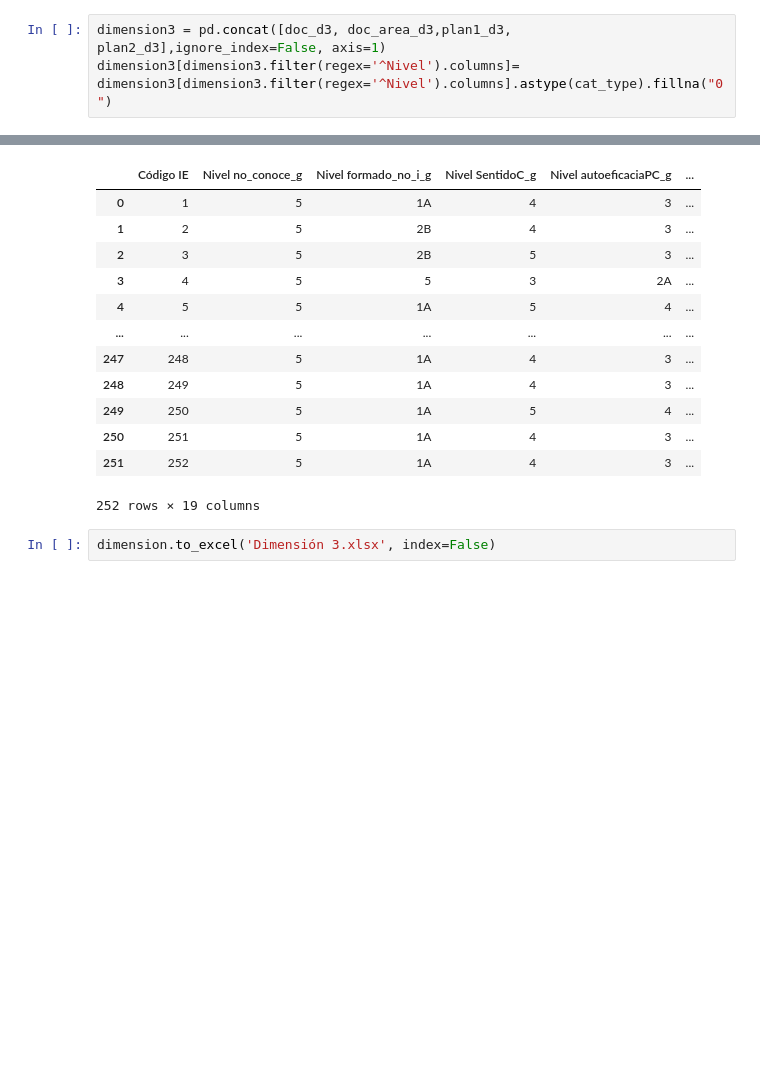
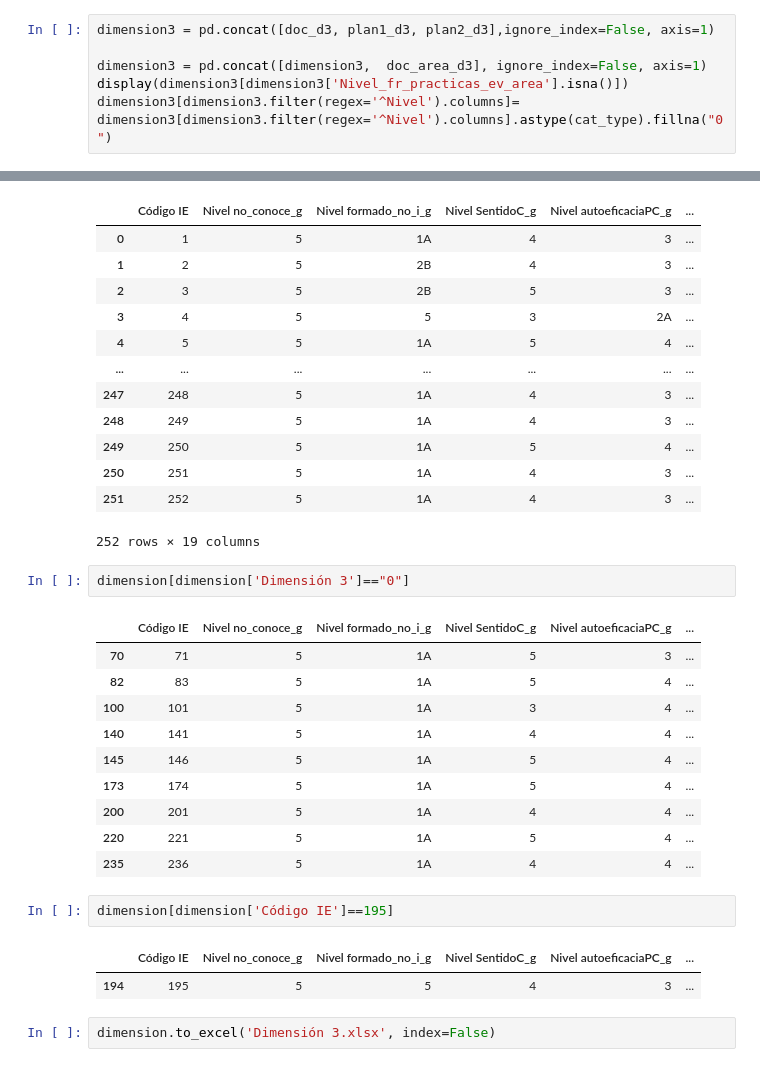
Before and after one commit to Grupo-Informatica-Educativa/CFK2022, a Jupyter notebook: utils/cleaners/Marco_consolidacion/consolidacion_D3.ipynb, the cells around one changed output, grey strips where cells are left out. Saved outputs shown, nothing was run; the diff lists cells and outputs as text; blank space fills up the shorter version.

```diff
--- a/utils/cleaners/Marco_consolidacion/consolidacion_D3.ipynb
+++ b/utils/cleaners/Marco_consolidacion/consolidacion_D3.ipynb
@@ -686,5 +696,8 @@ doc_d3[['Fraccion_formado_noimplementa', 'Formado']]
 | 252 | 75.000000 | 4 |
 252 rows × 2 columns
 # %%
-dimension3 = pd.concat([doc_d3, doc_area_d3,plan1_d3, plan2_d3],ignore_index=False, axis=1)
+dimension3 = pd.concat([doc_d3, plan1_d3, plan2_d3],ignore_index=False, axis=1)
+
+dimension3 = pd.concat([dimension3,  doc_area_d3], ignore_index=False, axis=1)
+display(dimension3[dimension3['Nivel_fr_practicas_ev_area'].isna()])
 dimension3[dimension3.filter(regex='^Nivel').columns]= dimension3[dimension3.filter(regex='^Nivel').columns].astype(cat_type).fillna("0")
@@ -741,5 +772,23 @@ dimension
 | 250 | 251 | 5 | 1A | 4 | 3 | ... |
 | 251 | 252 | 5 | 1A | 4 | 3 | ... |
 252 rows × 19 columns
+# %%
+dimension[dimension['Dimensión 3']=="0"]
+# %% [output]
+|  | Código IE | Nivel no_conoce_g | Nivel formado_no_i_g | Nivel SentidoC_g | Nivel autoeficaciaPC_g | ... |
+| 70 | 71 | 5 | 1A | 5 | 3 | ... |
+| 82 | 83 | 5 | 1A | 5 | 4 | ... |
+| 100 | 101 | 5 | 1A | 3 | 4 | ... |
+| 140 | 141 | 5 | 1A | 4 | 4 | ... |
+| 145 | 146 | 5 | 1A | 5 | 4 | ... |
+| 173 | 174 | 5 | 1A | 5 | 4 | ... |
+| 200 | 201 | 5 | 1A | 4 | 4 | ... |
+| 220 | 221 | 5 | 1A | 5 | 4 | ... |
+| 235 | 236 | 5 | 1A | 4 | 4 | ... |
+# %%
+dimension[dimension['Código IE']==195]
+# %% [output]
+|  | Código IE | Nivel no_conoce_g | Nivel formado_no_i_g | Nivel SentidoC_g | Nivel autoeficaciaPC_g | ... |
+| 194 | 195 | 5 | 5 | 4 | 3 | ... |
 # %%
 dimension.to_excel('Dimensión 3.xlsx', index=False)
```
Also changed, not shown: parts of 26 cells of this notebook, 32 other files.
